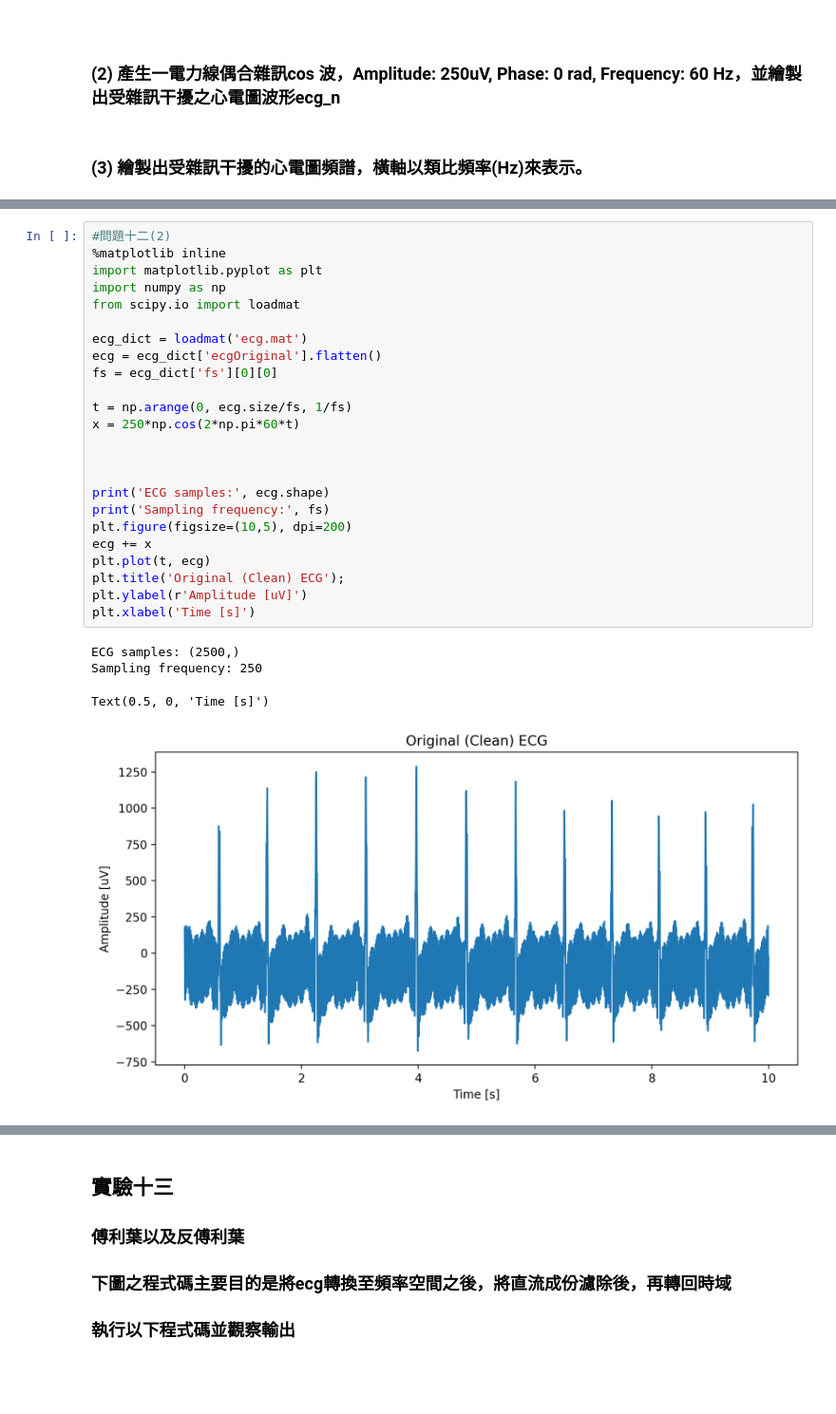
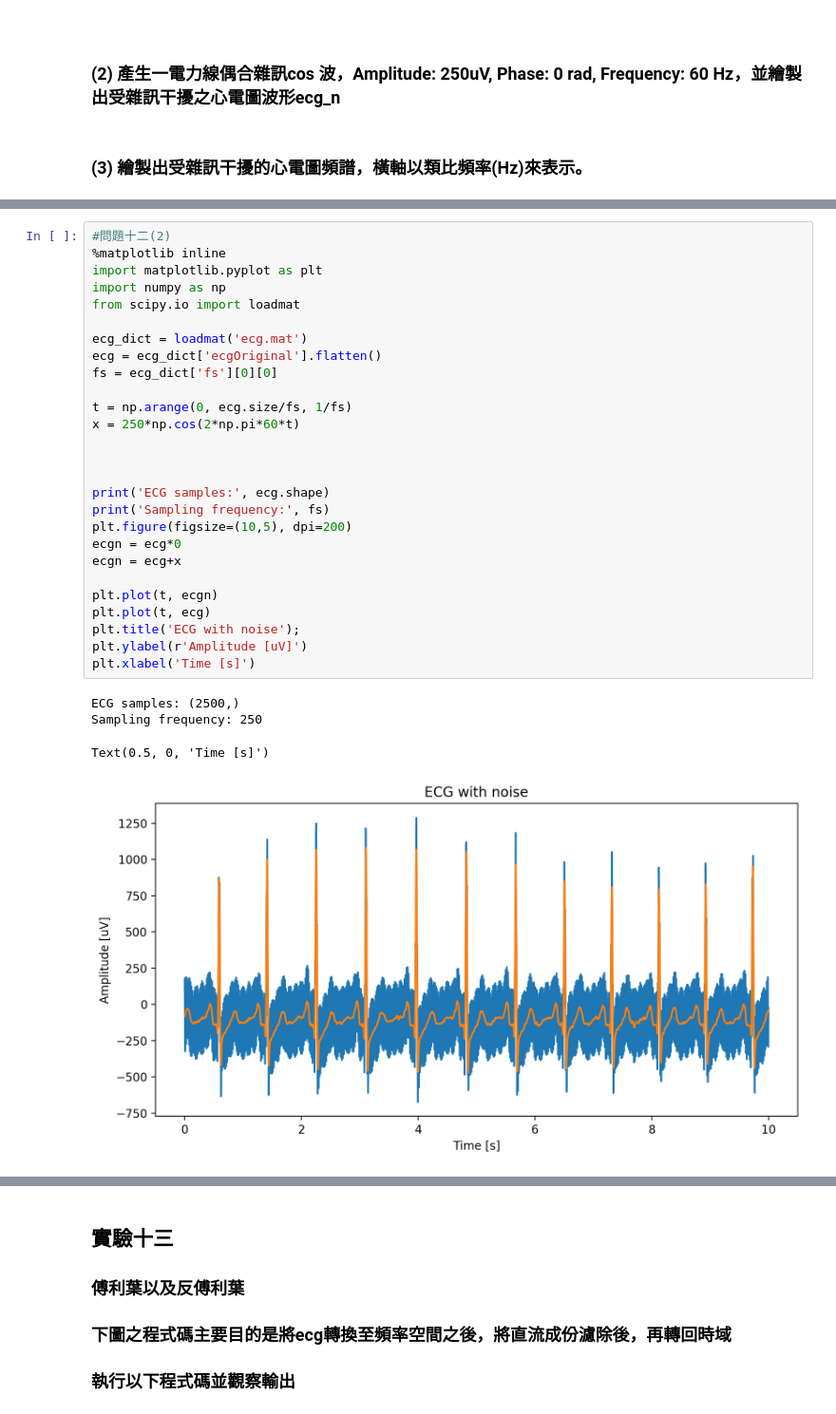
Before and after one commit to shinco0327/SS_EXP, a Jupyter notebook: Lesson_3_FIR_fiter_and_frequency_response.ipynb, the cells around one changed output, grey strips where cells are left out. Shown at 95% size. Drawn from its saved outputs; the diff is of its cells as text; blank space fills up the shorter version.

```diff
--- a/Lesson_3_FIR_fiter_and_frequency_response.ipynb
+++ b/Lesson_3_FIR_fiter_and_frequency_response.ipynb
@@ -90,32 +90,35 @@ Text(0.5, 1.0, 'The magnitude spectrum')
 # %%
 #問題十二(2)
 %matplotlib inline
 import matplotlib.pyplot as plt
 import numpy as np
 from scipy.io import loadmat
 
 ecg_dict = loadmat('ecg.mat')
 ecg = ecg_dict['ecgOriginal'].flatten()
 fs = ecg_dict['fs'][0][0]
 
 t = np.arange(0, ecg.size/fs, 1/fs)
 x = 250*np.cos(2*np.pi*60*t)
 
 
 
 print('ECG samples:', ecg.shape)
 print('Sampling frequency:', fs)
 plt.figure(figsize=(10,5), dpi=200)
-ecg += x
+ecgn = ecg*0
+ecgn = ecg+x
+
+plt.plot(t, ecgn)
 plt.plot(t, ecg)
-plt.title('Original (Clean) ECG');
+plt.title('ECG with noise');
 plt.ylabel(r'Amplitude [uV]')
 plt.xlabel('Time [s]')
 # %% [output]
 ECG samples: (2500,)
 Sampling frequency: 250
 Text(0.5, 0, 'Time [s]')
-[figure, old version]
+[figure, new version]
 # %%
 #問題十二(3)
 %matplotlib inline
```
Also changed, not shown: parts of 13 cells of this notebook.
